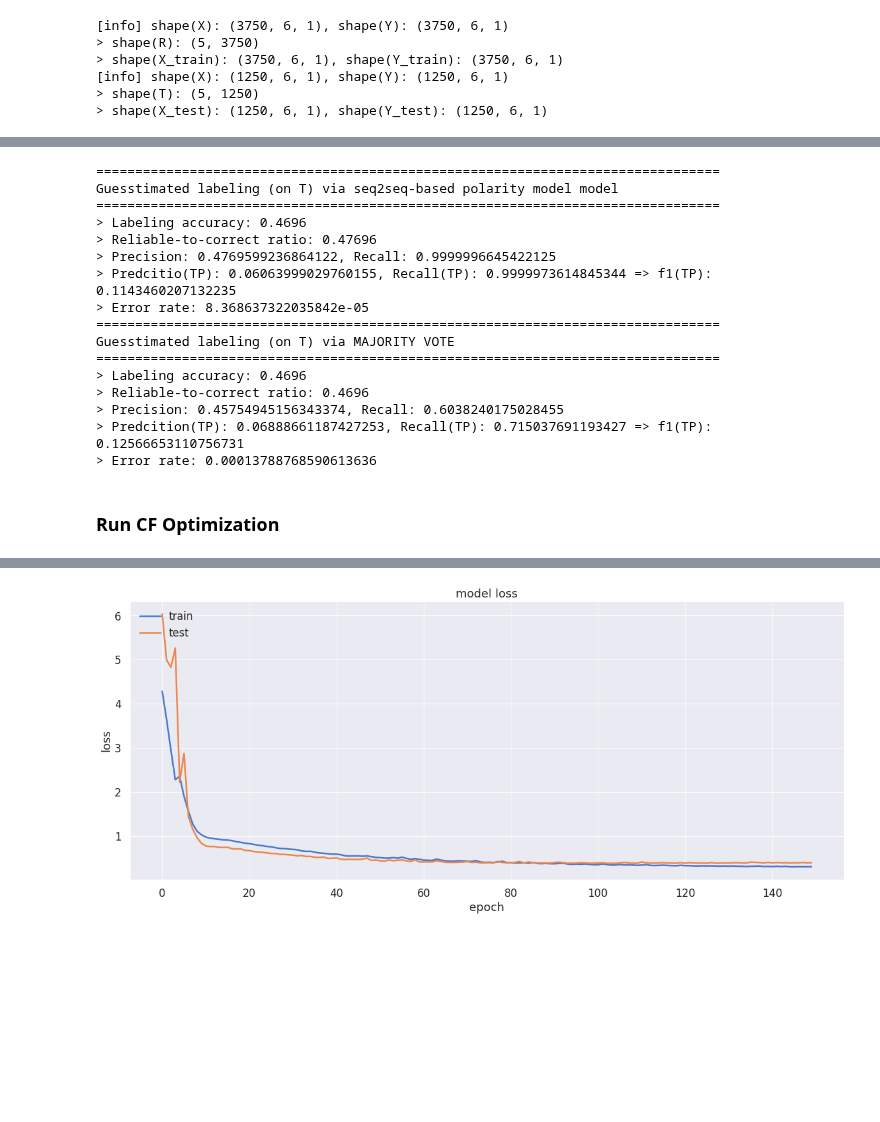
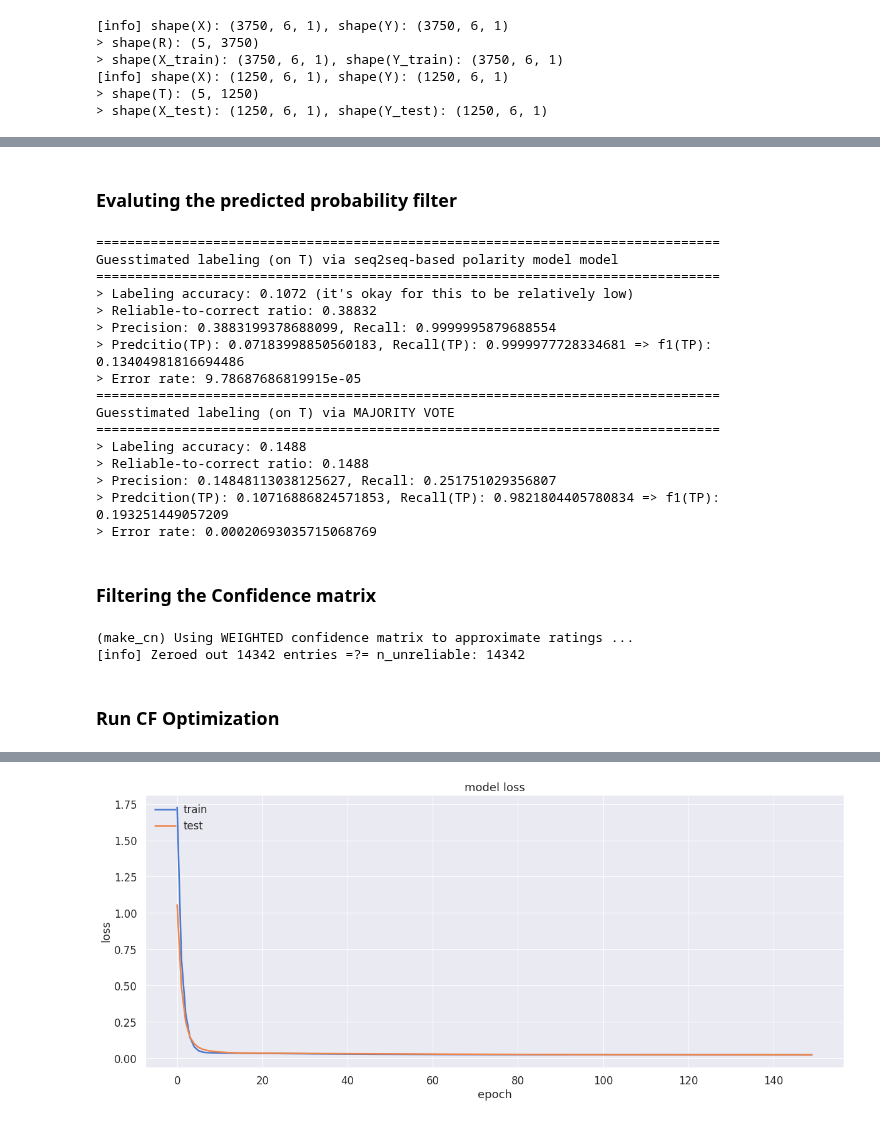
Before and after one commit to pleiadian53/cf_ensemble, a Jupyter notebook: Demo-CF-Stacking-part5.ipynb, the cells around one changed output, grey strips where cells are left out. Cells and saved outputs as stored; diff of their text form; code cells hidden in the pictures; blank space fills up the shorter version.

```diff
--- a/Demo-CF-Stacking-part5.ipynb
+++ b/Demo-CF-Stacking-part5.ipynb
@@ -160,7 +162,7 @@ base_learners = [
 #@title Generate Rating Matrices
 import cf_models as cm
 
-tLoadPretrained = True
+tLoadPretrained = False
 ######################
 fold_number = 0
 n_iterations = 1
@@ -437,3 +519,5 @@ Error rate: 0.31205333333333335
+# %% [markdown]
+### Evaluting the predicted probability filter
 # %%
 def f_score(precision, recall, beta=1.0):
     f_beta = (1 + beta**2) * (precision * recall) / ((beta**2 * precision) + recall)
@@ -442,7 +526,7 @@ def f_score(precision, recall, beta=1.0):
 metrics = pmodel.eval_estimated_probability_filter(P_test, T, L_test, p_threshold, eps=1e-3)
 
 highlight("Guesstimated labeling (on T) via seq2seq-based polarity model model")
-print(f"> Labeling accuracy: {acc_seq2seq}")
+print(f"> Labeling accuracy: {acc_seq2seq} (it's okay for this to be relatively low)")
 print(f"> Reliable-to-correct ratio: {metrics['p_overlap']}") # Fraction of entries predicted reliable and are actually correct (TPs or TNs)
 print(f"> Precision: {metrics['precision']}, Recall: {metrics['recall']}")
 print(f"> Predcitio(TP): {metrics['precision_tp']}, Recall(TP): {metrics['recall_tp']} => f1(TP): {f_score(metrics['precision_tp'], metrics['recall_tp'])}")
@@ -462,25 +546,63 @@ highlight("Guesstimated labeling (on T) via MAJORITY VOTE")
 print(f"> Labeling accuracy: {acc_max_vote}")
 print(f"> Reliable-to-correct ratio: {metrics['p_overlap']}") # Fraction of entries predicted reliable and are actually correct (TPs or TNs)
 print(f"> Precision: {metrics['precision']}, Recall: {metrics['recall']}")
-print(f"> Predcition(TP): {metrics['precision_tp']}, Recall(TP): {metrics['recall_tp']} => f1(TP): {f_score(metrics['precision_tp'], metrics['recall_tp'])}")
+print(f"> P(TP|reliable): {metrics['precision_tp']}, Recall(TP): {metrics['recall_tp']} => f1(TP): {f_score(metrics['precision_tp'], metrics['recall_tp'])}")
 print(f"> Error rate: {metrics['p_missed']}") # Probability of predicting reliable but hitting either FPs or FNs
 # %% [output]
 ================================================================================
 Guesstimated labeling (on T) via seq2seq-based polarity model model
 ================================================================================
-> Labeling accuracy: 0.4696
-> Reliable-to-correct ratio: 0.47696
-> Precision: 0.4769599236864122, Recall: 0.9999996645422125
-> Predcitio(TP): 0.06063999029760155, Recall(TP): 0.9999973614845344 => f1(TP): 0.1143460207132235
-> Error rate: 8.368637322035842e-05
+> Labeling accuracy: 0.1072 (it's okay for this to be relatively low)
+> Reliable-to-correct ratio: 0.38832
+> Precision: 0.3883199378688099, Recall: 0.9999995879688554
+> Predcitio(TP): 0.07183998850560183, Recall(TP): 0.9999977728334681 => f1(TP): 0.13404981816694486
+> Error rate: 9.78687686819915e-05
 ================================================================================
 Guesstimated labeling (on T) via MAJORITY VOTE
 ================================================================================
-> Labeling accuracy: 0.4696
-> Reliable-to-correct ratio: 0.4696
-> Precision: 0.45754945156343374, Recall: 0.6038240175028455
-> Predcition(TP): 0.06888661187427253, Recall(TP): 0.715037691193427 => f1(TP): 0.12566653110756731
-> Error rate: 0.00013788768590613636
+> Labeling accuracy: 0.1488
+> Reliable-to-correct ratio: 0.1488
+> Precision: 0.14848113038125627, Recall: 0.251751029356807
+> Predcition(TP): 0.10716886824571853, Recall(TP): 0.9821804405780834 => f1(TP): 0.193251449057209
+> Error rate: 0.00020693035715068769
+# %% [markdown]
+### Filtering the Confidence matrix
+# %%
+# Parameters (all should have been defined at this point)
+# alpha = 100.0
+# beta = 1.0
+# conf_measure = 'brier' # Options: 'brier', 'uniform', ...
+# policy_threshold = 'fmax'
+fold_number = 0
+
+# Combine relevabt matrix quantities from the training split (R) and the test split (T)
+X = np.hstack([R, T])
+L = np.hstack((L_train, lh)) # `lh` was estimated through the reliabilty model
+
+# Combine (and re-weight) the confidence scores in the training set and the test set to facilate the CF optimization later on
+# Note: Why re-weighting?
+#       We re-weight the confidence matrix so that confidence scores are adjusted to take into account
+#       the disparity in sample sizes (e.g. the size of TPs is usually much smaller than that of TNs in class-imbalanced data)
+Pf, C0, Cw, Cn, *rest = \
+    uc.evalConfidenceMatrices(X, L,
+                                P=Pf_seq2seq,  # <<< this is the reliability matrix (or filter) that we learned from the data from the polarity model
+                                alpha=alpha,
+                                p_threshold=p_threshold,
+                                conf_measure=conf_measure,
+                                policy_threshold=policy_threshold,
+
+                                # Optional debug/test parameters
+                                U=U, fold_number=fold_number,
+                                # n_train = n_train,
+                                is_cascade=True,
+                                verbose=0)
+
+assert Pf_seq2seq.shape == Cn.shape, f"shape of P(R, T): {Pf_seq2seq.shape}, shape of C(R, T): {Cn.shape}"
+
+print(f"[info] Zeroed out {(Cn.A == 0).sum()} entries =?= n_unreliable: {n_unreliable}")
+# %% [output]
+(make_cn) Using WEIGHTED confidence matrix to approximate ratings ...
+[info] Zeroed out 14342 entries =?= n_unreliable: 14342
 # %% [markdown]
 ### Run CF Optimization
 # %%
@@ -488,7 +610,7 @@ import cf_models as cm
 
 n_users, n_items = X.shape
 
-fold_number = 0
+# fold_number = 0
 test_size = 0.1
 
 policy_threshold = 'fmax'
@@ -512,11 +634,11 @@ cf_model = cm.get_cfnet_compiled(n_users, n_items, n_factors, loss=loss_fn, lr=l
 # Note that you are unlikely need to configure `target_type` because cf_models module has a method that will determine this for you automatically
 # target_type = 'label'
 
-cf_model = cm.training_with_reliability(
+cf_model = cm.training_with_predicted_filter(
                                  input_model=(cf_model, loss_fn),  # [todo] incorperate polarity model
-                                 input_data={'X': np.hstack([R, T]),
+                                 input_data={'X': X, # X = np.hstack([R, T]),
                                              'P': Pf_seq2seq,
-                                             'C': C,
+                                             'C': Cn,  # Use the filtered confidence matrix Cn
                                              'U': U,
                                              'L_train': L_train},
 
@@ -552,4 +674,4 @@ Epoch 150/150
-[figure, old version]
+[figure, new version]
 # %%
 analyzer = cm.analyze_reconstruction(cf_model,
                                      X=(R, T),
```
Also changed, not shown: parts of 19 cells of this notebook, 7 other files.
